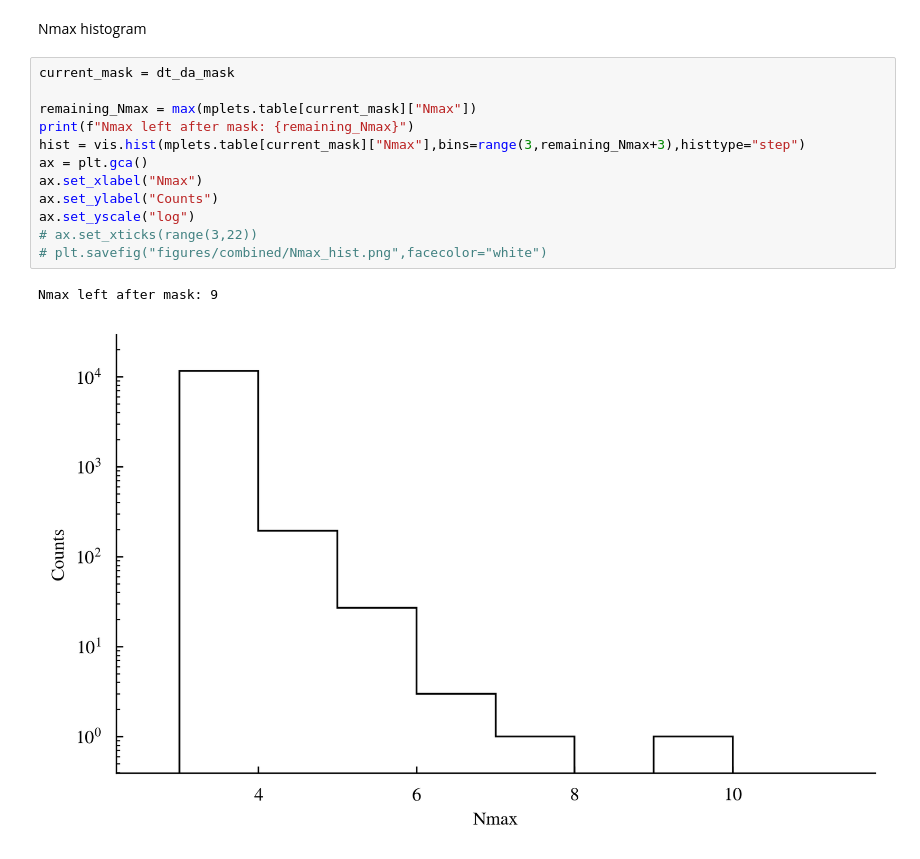
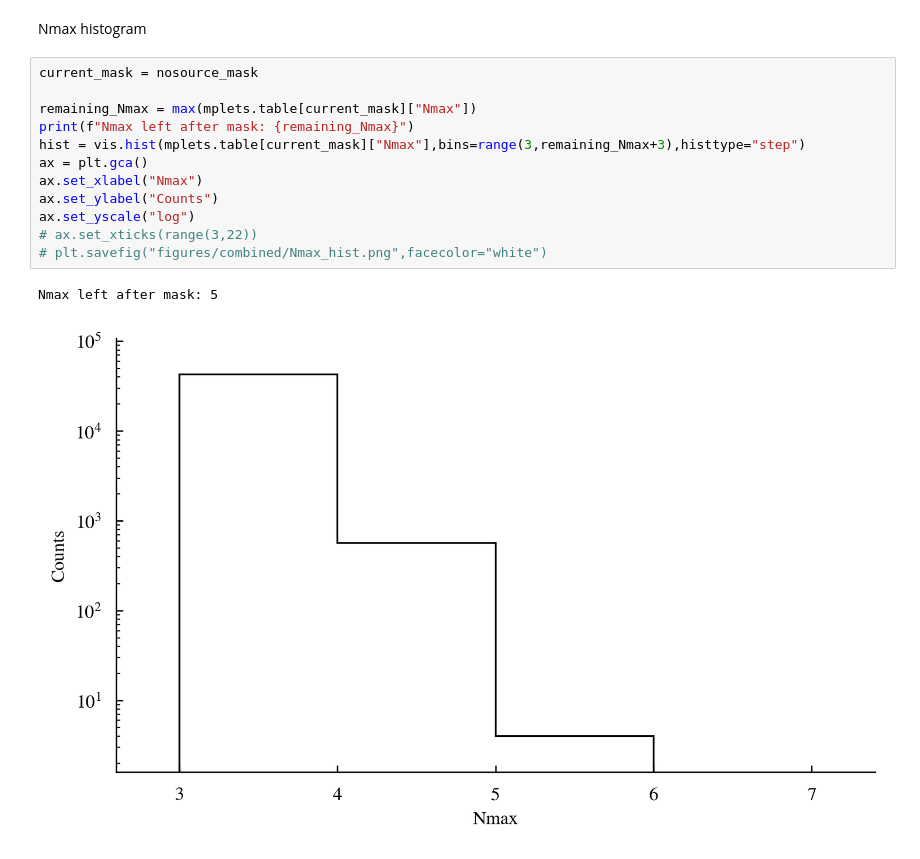
Before and after one commit to annanayjaitly/gamma_transients, a Jupyter notebook: testing/read_scanner_results.ipynb, the cells around one changed output. Drawn from its saved outputs; the diff is of its cells as text.

```diff
--- a/testing/read_scanner_results.ipynb
+++ b/testing/read_scanner_results.ipynb
@@ -148,18 +122,18 @@ ax.images[0].set_norm(colors.PowerNorm(.2))
 # %% [markdown]
 Nmax histogram
 # %%
-current_mask = dt_da_mask
+current_mask = nosource_mask
 
 remaining_Nmax = max(mplets.table[current_mask]["Nmax"])
 print(f"Nmax left after mask: {remaining_Nmax}")
 hist = vis.hist(mplets.table[current_mask]["Nmax"],bins=range(3,remaining_Nmax+3),histtype="step")
 ax = plt.gca()
 ax.set_xlabel("Nmax")
 ax.set_ylabel("Counts")
 ax.set_yscale("log")
 # ax.set_xticks(range(3,22))
 # plt.savefig("figures/combined/Nmax_hist.png",facecolor="white")
 # %% [output]
-Nmax left after mask: 9
+Nmax left after mask: 5
-[figure, old version]
+[figure, new version]
 # %%
```
Also changed, not shown: parts of 16 cells of this notebook, 1 other file.
